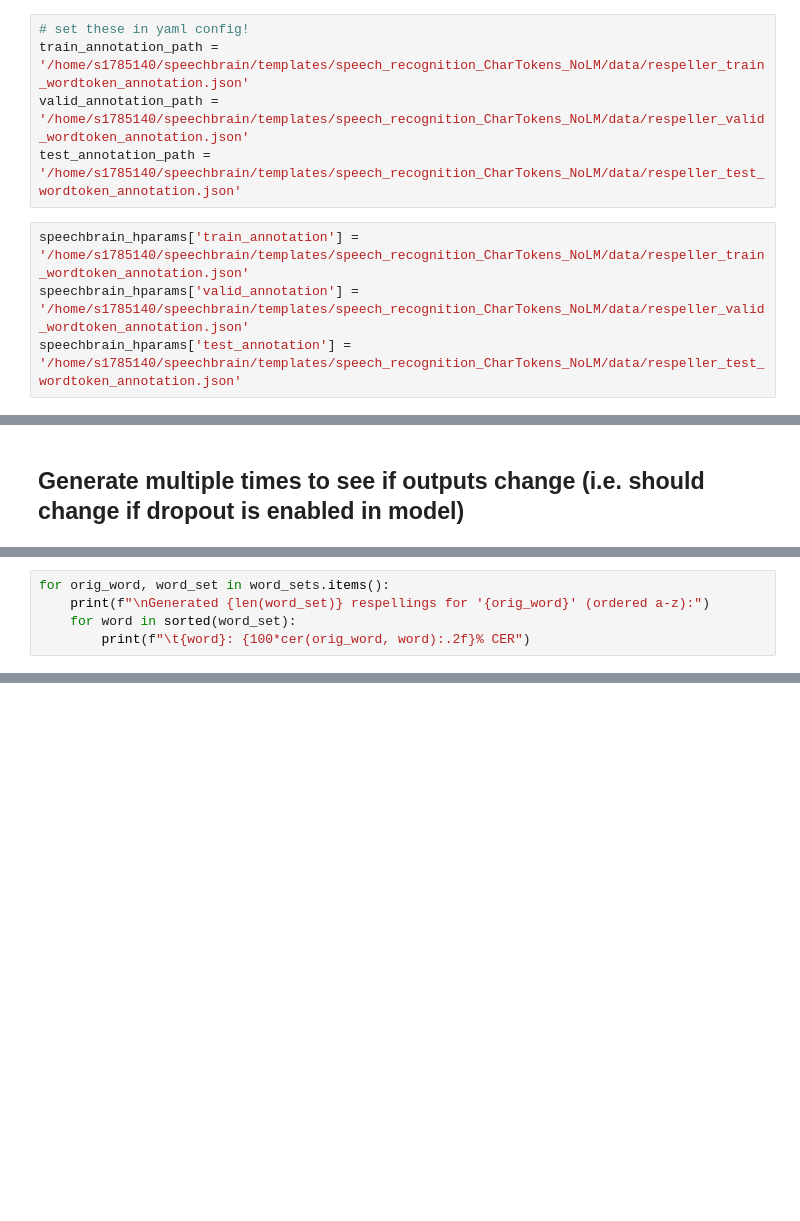
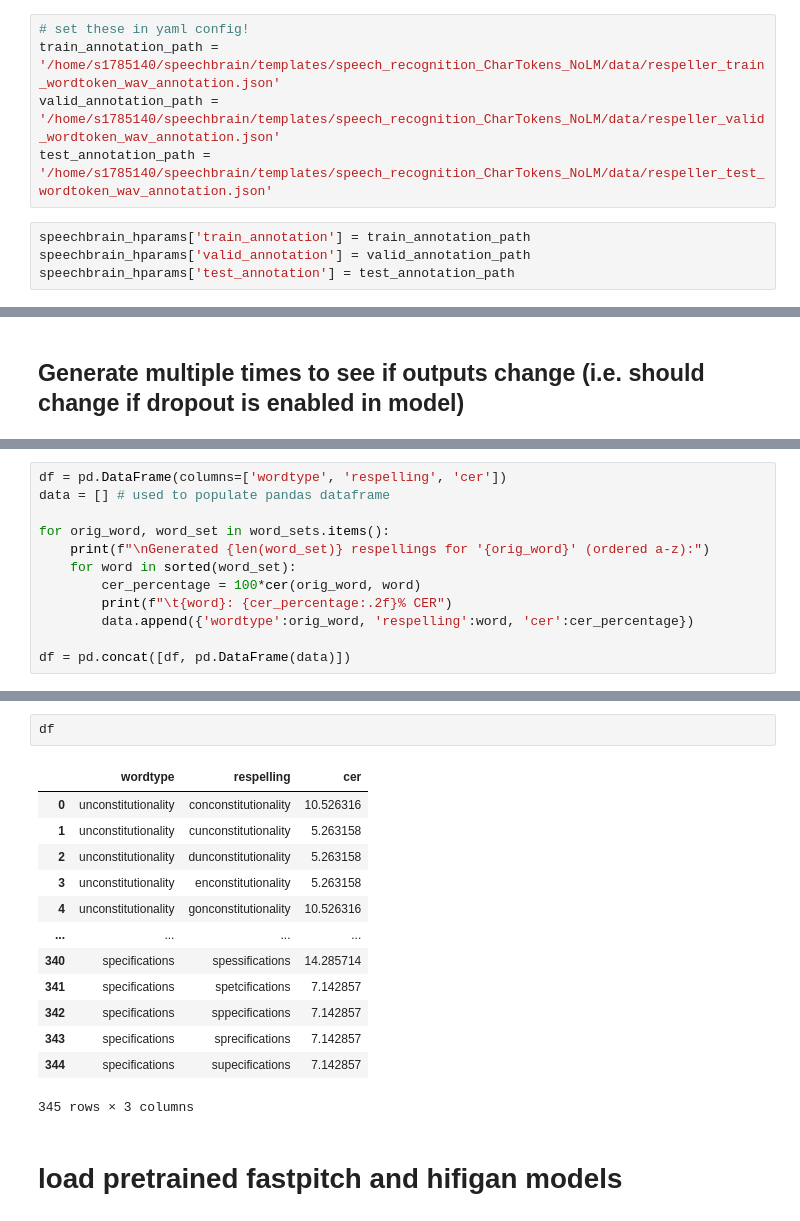
Before and after one commit to jonojace/rlspeller, a Jupyter notebook: dev_infer_pretrainedASR.ipynb, the cells around one changed output, grey strips where cells are left out. Drawn from its saved outputs; the diff is of its cells as text; blank space fills up the shorter version.

```diff
--- a/dev_infer_pretrainedASR.ipynb
+++ b/dev_infer_pretrainedASR.ipynb
@@ -314,13 +323,13 @@ import glob
 from tqdm import tqdm
 # %%
 # set these in yaml config!
-train_annotation_path = '/home/s1785140/speechbrain/templates/speech_recognition_CharTokens_NoLM/data/respeller_train_wordtoken_annotation.json'
-valid_annotation_path = '/home/s1785140/speechbrain/templates/speech_recognition_CharTokens_NoLM/data/respeller_valid_wordtoken_annotation.json'
-test_annotation_path = '/home/s1785140/speechbrain/templates/speech_recognition_CharTokens_NoLM/data/respeller_test_wordtoken_annotation.json'
+train_annotation_path = '/home/s1785140/speechbrain/templates/speech_recognition_CharTokens_NoLM/data/respeller_train_wordtoken_wav_annotation.json'
+valid_annotation_path = '/home/s1785140/speechbrain/templates/speech_recognition_CharTokens_NoLM/data/respeller_valid_wordtoken_wav_annotation.json'
+test_annotation_path = '/home/s1785140/speechbrain/templates/speech_recognition_CharTokens_NoLM/data/respeller_test_wordtoken_wav_annotation.json'
 # %%
-speechbrain_hparams['train_annotation'] = '/home/s1785140/speechbrain/templates/speech_recognition_CharTokens_NoLM/data/respeller_train_wordtoken_annotation.json'
-speechbrain_hparams['valid_annotation'] = '/home/s1785140/speechbrain/templates/speech_recognition_CharTokens_NoLM/data/respeller_valid_wordtoken_annotation.json'
-speechbrain_hparams['test_annotation'] = '/home/s1785140/speechbrain/templates/speech_recognition_CharTokens_NoLM/data/respeller_test_wordtoken_annotation.json'
+speechbrain_hparams['train_annotation'] = train_annotation_path
+speechbrain_hparams['valid_annotation'] = valid_annotation_path
+speechbrain_hparams['test_annotation'] = test_annotation_path
 # %%
 def dataio_prepare(hparams):
     """This function prepares the datasets to be used in the brain class.
@@ -732,6 +745,13 @@ Original Utterance: INSERT ORIG UTT TEXT
 # %%
+df = pd.DataFrame(columns=['wordtype', 'respelling', 'cer'])
+data = [] # used to populate pandas dataframe
+
 for orig_word, word_set in word_sets.items():
     print(f"\nGenerated {len(word_set)} respellings for '{orig_word}' (ordered a-z):")
     for word in sorted(word_set):
-        print(f"\t{word}: {100*cer(orig_word, word):.2f}% CER")
+        cer_percentage = 100*cer(orig_word, word)
+        print(f"\t{word}: {cer_percentage:.2f}% CER")
+        data.append({'wordtype':orig_word, 'respelling':word, 'cer':cer_percentage})
+
+df = pd.concat([df, pd.DataFrame(data)])
 # %% [output]
@@ -754,0 +775,18 @@ Generated 91 respellings for 'unconstitutionality' (ordered a-z):
+# %%
+df
+# %% [output]
+|  | wordtype | respelling | cer |
+| 0 | unconstitutionality | conconstitutionality | 10.526316 |
+| 1 | unconstitutionality | cunconstitutionality | 5.263158 |
+| 2 | unconstitutionality | dunconstitutionality | 5.263158 |
+| 3 | unconstitutionality | enconstitutionality | 5.263158 |
+| 4 | unconstitutionality | gonconstitutionality | 10.526316 |
+| ... | ... | ... | ... |
+| 340 | specifications | spessifications | 14.285714 |
+| 341 | specifications | spetcifications | 7.142857 |
+| 342 | specifications | sppecifications | 7.142857 |
+| 343 | specifications | sprecifications | 7.142857 |
+| 344 | specifications | supecifications | 7.142857 |
+345 rows × 3 columns
+# %% [markdown]
+# load pretrained fastpitch and hifigan models
```
Also changed, not shown: parts of 20 cells of this notebook, 5 other files.
